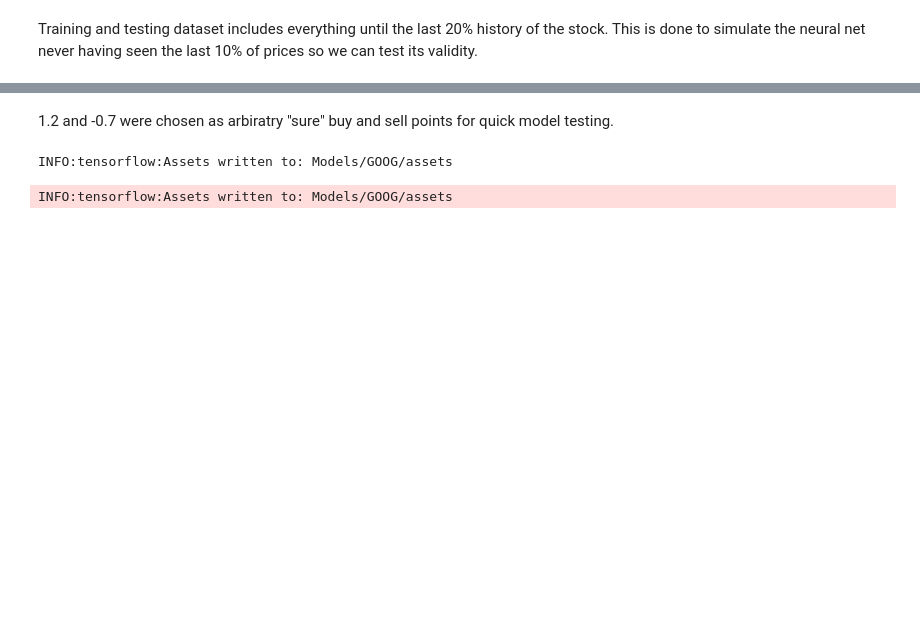
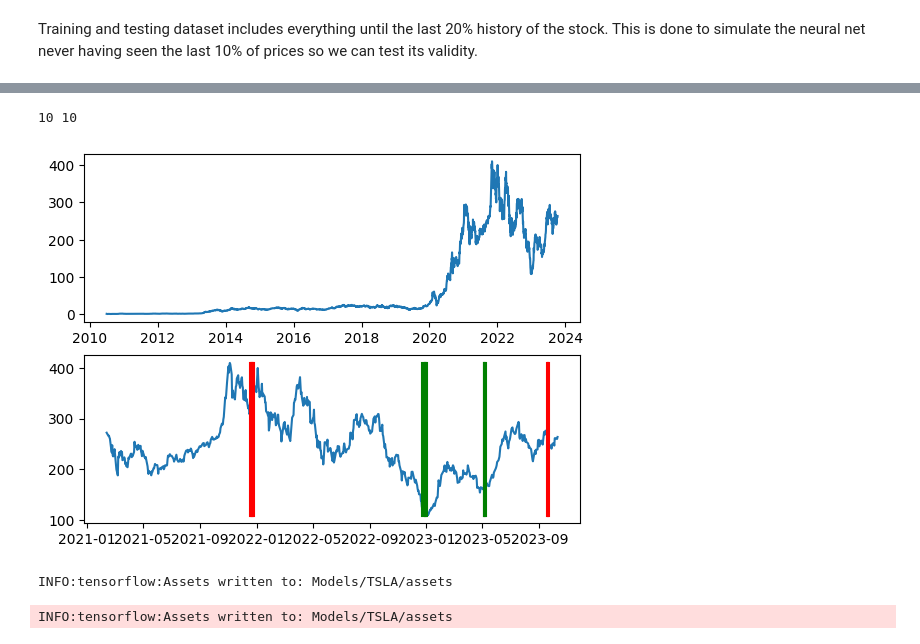
Before and after one commit to KrishM123/MoneyMoneyMoney, a Jupyter notebook: WatStreet - Mean Reversion.ipynb, the cells around one changed output, grey strips where cells are left out. Drawn from its saved outputs; the diff is of its cells as text; code cells hidden in the pictures; blank space fills up the shorter version.

```diff
--- a/WatStreet - Mean Reversion.ipynb
+++ b/WatStreet - Mean Reversion.ipynb
@@ -96,5 +104,6 @@ y = np.array(y)
 # %%
-x_train, x_test, y_train, y_test = train_test_split(x[:round(len(x)*0.9)], y[:round(len(y)*0.9)], test_size=0.2)
+TRAIN_AMNT = 0.8
+x_train, x_test, y_train, y_test = train_test_split(x[:round(len(x)*TRAIN_AMNT)], y[:round(len(y)*TRAIN_AMNT)], test_size=0.2)
 # %% [markdown]
 Training and testing dataset includes everything until the last 20% history of the stock. This is done to simulate the neural net never having seen the last 10% of prices so we can test its validity.
 # %%
@@ -139,5 +148,5 @@ Epoch 50/50
 <keras.src.callbacks.History at 0x...>
 # %%
-predictions = model.predict(x[round(len(x)*0.9):])
+predictions = model.predict(x[round(len(x)*TRAIN_AMNT):])
 dates = prices.keys()
 # %% [output]
@@ -155,4 +153,0 @@ plt.show()
-# %%
-for pos in range(len(predictions)):
-    if predictions[pos] > 1.2:
-        print(prices.iloc[pos + round(len(prices)*0.8)], dates[pos + round(len(prices)*0.8)])
@@ -177,4 +153,0 @@ for pos in range(len(predictions)):
-# %%
-for pos in range(len(predictions)):
-    if predictions[pos] < -0.7:
-        print(prices.iloc[pos + round(len(prices)*0.8)], dates[pos + round(len(prices)*0.8)])
@@ -186,8 +154,41 @@ for pos in range(len(predictions)):
-# %% [markdown]
-1.2 and -0.7 were chosen as arbiratry "sure" buy and sell points for quick model testing.
+# %%
+CONFIDENT_X = 10
+figure, axis = plt.subplots(2)
+axis[0].plot(prices)
+axis[1].plot(prices[int(TRAIN_AMNT * len(prices)):])
+
+bests = [(float(predictions[x][0]), dates[int(TRAIN_AMNT * len(prices))]) for x in range(CONFIDENT_X)]
+worsts = [(float(predictions[x][0]), dates[int(TRAIN_AMNT * len(prices))]) for x in range(CONFIDENT_X)]
+
+for pred_pos in range(len(predictions[CONFIDENT_X:])):
+    val = predictions[CONFIDENT_X:][pred_pos]
+    min_bests = 100
+    max_worsts = -100
+    for pos in range(CONFIDENT_X):
+        if bests[pos][0] < min_bests:
+            min_pos = pos
+            min_bests = bests[pos][0]
+        if worsts[pos][0] > max_worsts:
+            max_pos = pos
+            max_worsts = worsts[pos][0]
+
+    if float(val[0]) > min_bests:
+        bests.pop(min_pos)
+        bests.append((float(val[0]), dates[int(TRAIN_AMNT * len(prices)) + pred_pos]))
+    if float(val[0]) < max_worsts:
+        worsts.pop(max_pos)
+        worsts.append((float(val[0]), dates[int(TRAIN_AMNT * len(prices)) + pred_pos]))
+min_y = min(prices[int(TRAIN_AMNT * len(prices)):])
+max_y = max(prices[int(TRAIN_AMNT * len(prices)):])
+for pos in range(CONFIDENT_X):
+    axis[1].plot([bests[pos][1], bests[pos][1]], [min_y, max_y], 'g')
+    axis[1].plot([worsts[pos][1], worsts[pos][1]], [min_y, max_y], 'r')
+plt.show()
+# %% [output]
+10 10
+[figure, added]
 # %%
-ticker = 'GOOG'
-path = 'Models/' + ticker + '/'
+path = 'Models/' + TICKER + '/'
 if not os.path.exists(path):
     os.makedirs(path)
 else:
@@ -196,5 +197,5 @@ else:
 model.save(path)
 model.save_weights(path)
 # %% [output]
-INFO:tensorflow:Assets written to: Models/GOOG/assets
+INFO:tensorflow:Assets written to: Models/TSLA/assets
-INFO:tensorflow:Assets written to: Models/GOOG/assets
+INFO:tensorflow:Assets written to: Models/TSLA/assets
```
Also changed, not shown: parts of 11 cells of this notebook, 19 other files.
